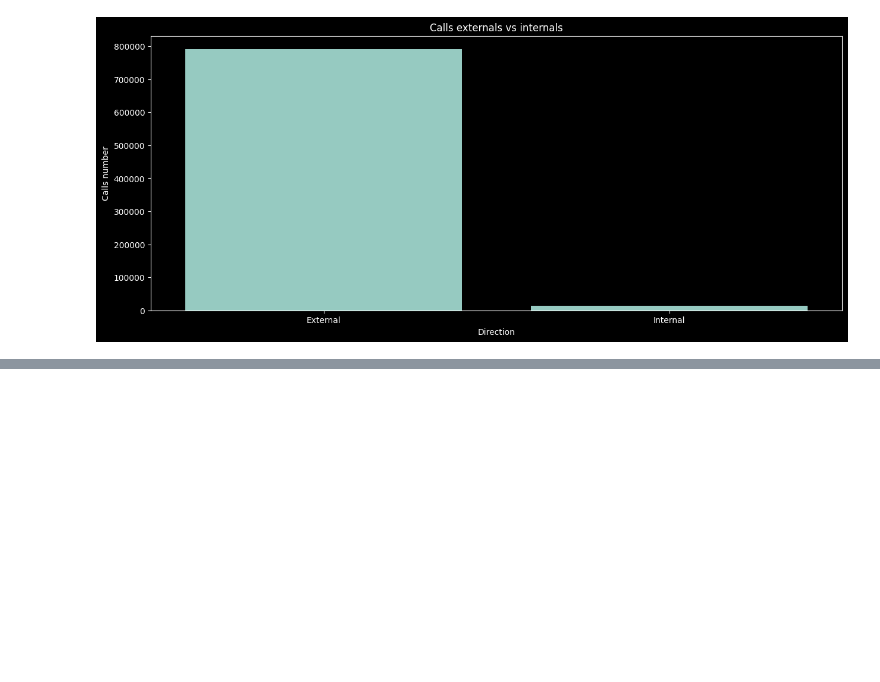
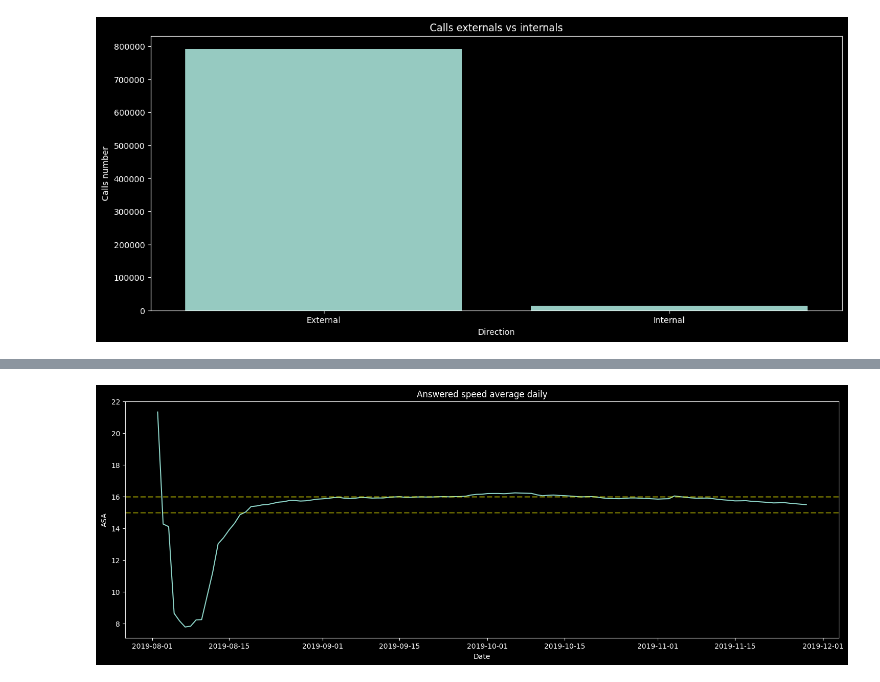
Before and after one commit to XivxnX/analisis_CallMeBaby, a Jupyter notebook: analisis_callmebaby.ipynb, the cells around one changed output, grey strips where cells are left out. Saved outputs shown, nothing was run; the diff lists cells and outputs as text; code cells hidden in the pictures; blank space fills up the shorter version.

```diff
--- a/analisis_callmebaby.ipynb
+++ b/analisis_callmebaby.ipynb
@@ -215,0 +229,29 @@ plt.show()
+# %%
+# velocidad media de respuesta (ASA)
+# filtrar por llamadas atendidas
+answered_calls = calls.query('is_missed_call != "True"')
+
+# calcular ASA (total waiting time / calls number)
+ASA = (
+    answered_calls.groupby('dt', as_index=False)
+    .agg({'calls_count':'sum', 'waiting_time':'sum'})
+)
+
+ASA['total_calls'] = ASA['calls_count'].cumsum()
+ASA['total_waiting_time'] = ASA['waiting_time'].cumsum()
+ASA['asa'] = ASA['total_waiting_time'] / ASA['total_calls']
+
+# gráfico de líneas: ASA por día
+plt.figure(figsize=[18,6])
+
+sns.lineplot(ASA,
+            x='dt',
+            y='asa')
+plt.title('Answered speed average daily')
+plt.ylabel('ASA')
+plt.xlabel('Date')
+plt.axhline(y=16, color='yellow', linestyle='--', linewidth=2, alpha=0.4)
+plt.axhline(y=15, color='yellow', linestyle='--', linewidth=2, alpha=0.4)
+plt.show()
+# %% [output]
+[figure, added]
```
Also changed, not shown: parts of 18 cells of this notebook.
